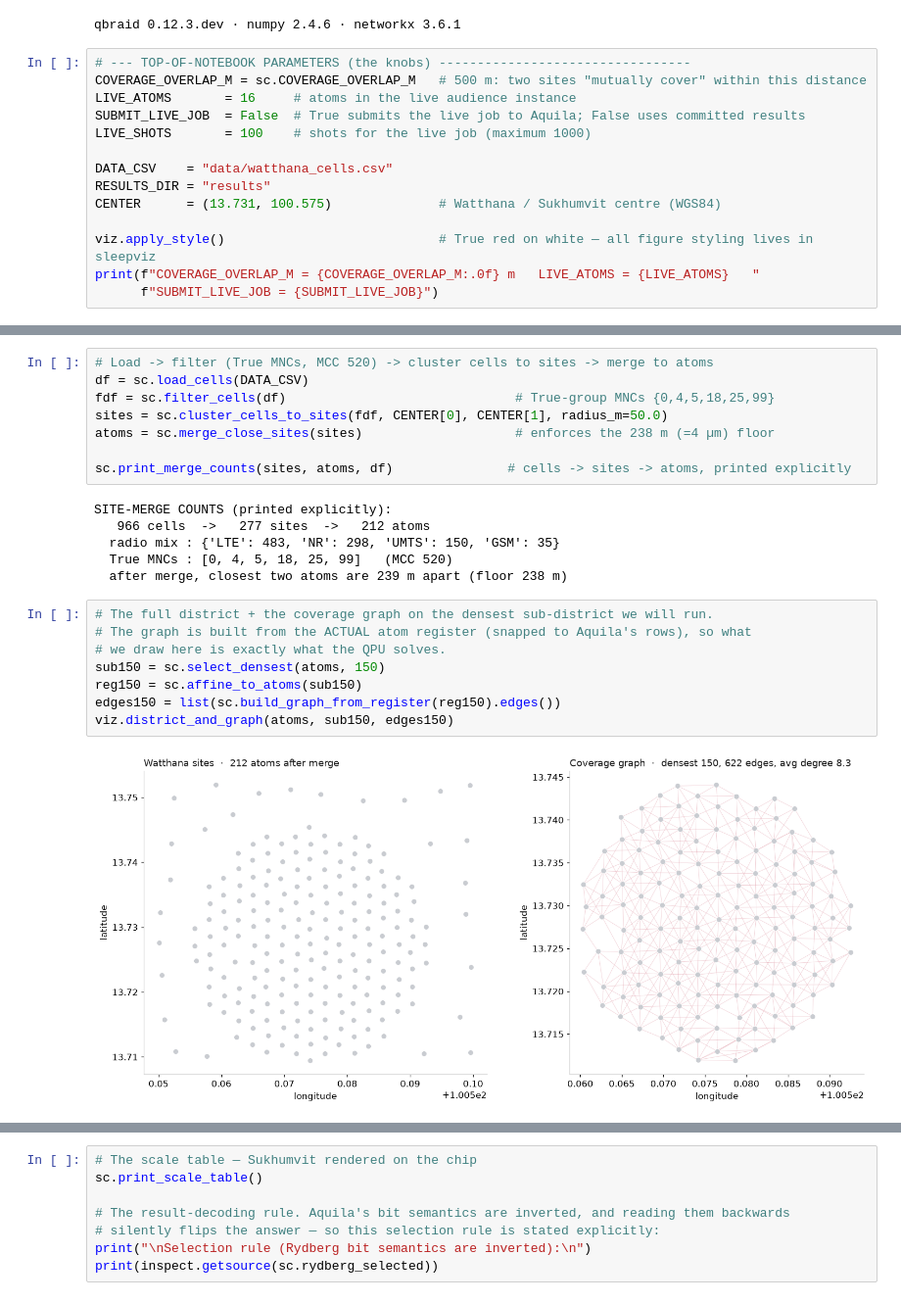
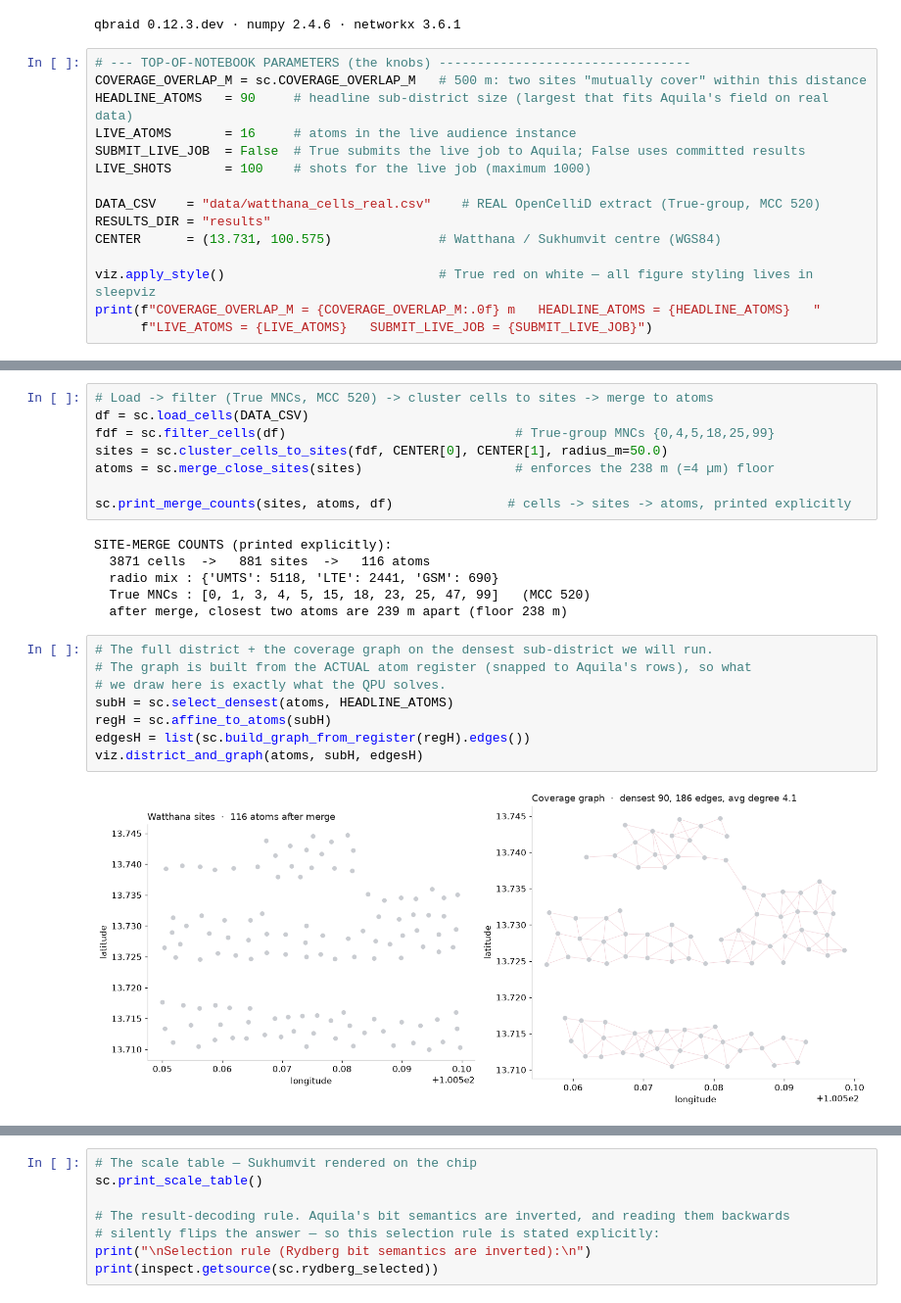
Before and after one commit to qBraid/true-corp-demo, a Jupyter notebook: which_cells_can_sleep.ipynb, the cells around one changed output, grey strips where cells are left out. Shown at 98% size. Drawn from its saved outputs; the diff is of its cells as text.

```diff
--- a/which_cells_can_sleep.ipynb
+++ b/which_cells_can_sleep.ipynb
@@ -48,15 +48,16 @@ qbraid 0.12.3.dev · numpy 2.4.6 · networkx 3.6.1
 # %%
 # --- TOP-OF-NOTEBOOK PARAMETERS (the knobs) ---------------------------------
 COVERAGE_OVERLAP_M = sc.COVERAGE_OVERLAP_M   # 500 m: two sites "mutually cover" within this distance
+HEADLINE_ATOMS   = 90     # headline sub-district size (largest that fits Aquila's field on real data)
 LIVE_ATOMS       = 16     # atoms in the live audience instance
 SUBMIT_LIVE_JOB  = False  # True submits the live job to Aquila; False uses committed results
 LIVE_SHOTS       = 100    # shots for the live job (maximum 1000)
 
-DATA_CSV    = "data/watthana_cells.csv"
+DATA_CSV    = "data/watthana_cells_real.csv"    # REAL OpenCelliD extract (True-group, MCC 520)
 RESULTS_DIR = "results"
 CENTER      = (13.731, 100.575)              # Watthana / Sukhumvit centre (WGS84)
 
 viz.apply_style()                            # True red on white — all figure styling lives in sleepviz
-print(f"COVERAGE_OVERLAP_M = {COVERAGE_OVERLAP_M:.0f} m   LIVE_ATOMS = {LIVE_ATOMS}   "
-      f"SUBMIT_LIVE_JOB = {SUBMIT_LIVE_JOB}")
+print(f"COVERAGE_OVERLAP_M = {COVERAGE_OVERLAP_M:.0f} m   HEADLINE_ATOMS = {HEADLINE_ATOMS}   "
+      f"LIVE_ATOMS = {LIVE_ATOMS}   SUBMIT_LIVE_JOB = {SUBMIT_LIVE_JOB}")
 # %% [output]
@@ -177,18 +194,18 @@ atoms = sc.merge_close_sites(sites)                    # enforces the 238 m (=4
 sc.print_merge_counts(sites, atoms, df)               # cells -> sites -> atoms, printed explicitly
 # %% [output]
 SITE-MERGE COUNTS (printed explicitly):
-   966 cells  ->   277 sites  ->   212 atoms
-  radio mix : {'LTE': 483, 'NR': 298, 'UMTS': 150, 'GSM': 35}
-  True MNCs : [0, 4, 5, 18, 25, 99]   (MCC 520)
+  3871 cells  ->   881 sites  ->   116 atoms
+  radio mix : {'UMTS': 5118, 'LTE': 2441, 'GSM': 690}
+  True MNCs : [0, 1, 3, 4, 5, 15, 18, 23, 25, 47, 99]   (MCC 520)
   after merge, closest two atoms are 239 m apart (floor 238 m)
 # %%
 # The full district + the coverage graph on the densest sub-district we will run.
 # The graph is built from the ACTUAL atom register (snapped to Aquila's rows), so what
 # we draw here is exactly what the QPU solves.
-sub150 = sc.select_densest(atoms, 150)
-reg150 = sc.affine_to_atoms(sub150)
-edges150 = list(sc.build_graph_from_register(reg150).edges())
-viz.district_and_graph(atoms, sub150, edges150)
+subH = sc.select_densest(atoms, HEADLINE_ATOMS)
+regH = sc.affine_to_atoms(subH)
+edgesH = list(sc.build_graph_from_register(regH).edges())
+viz.district_and_graph(atoms, subH, edgesH)
 # %% [output]
-[figure, old version]
+[figure, new version]
 # %% [markdown]
```
Also changed, not shown: parts of 30 cells of this notebook, 15 other files.
